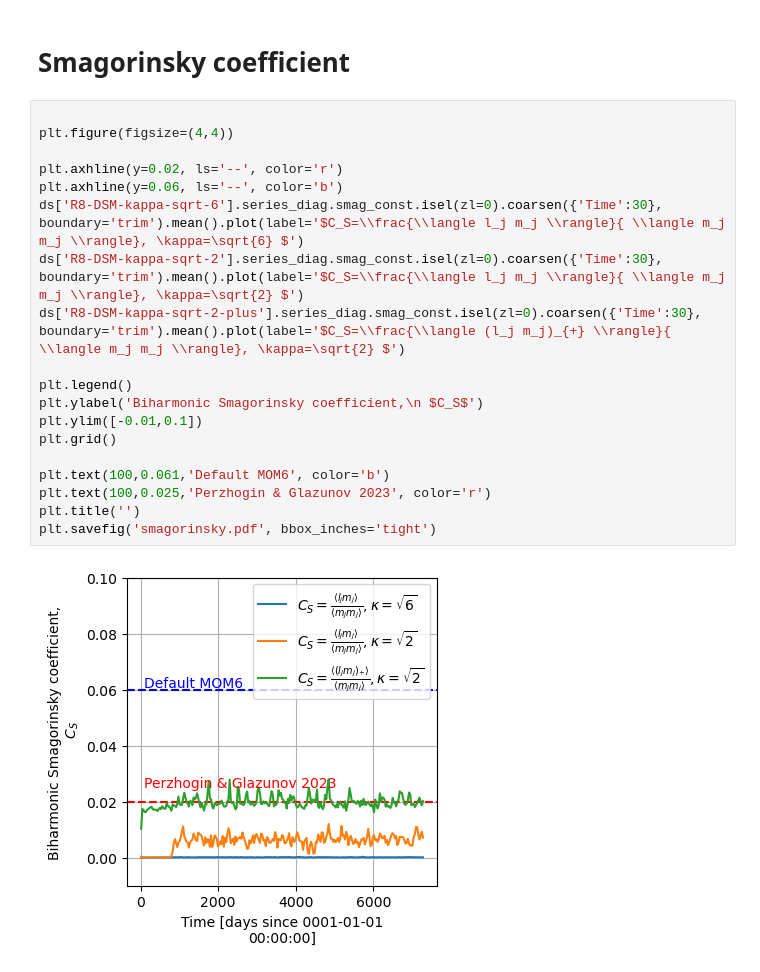
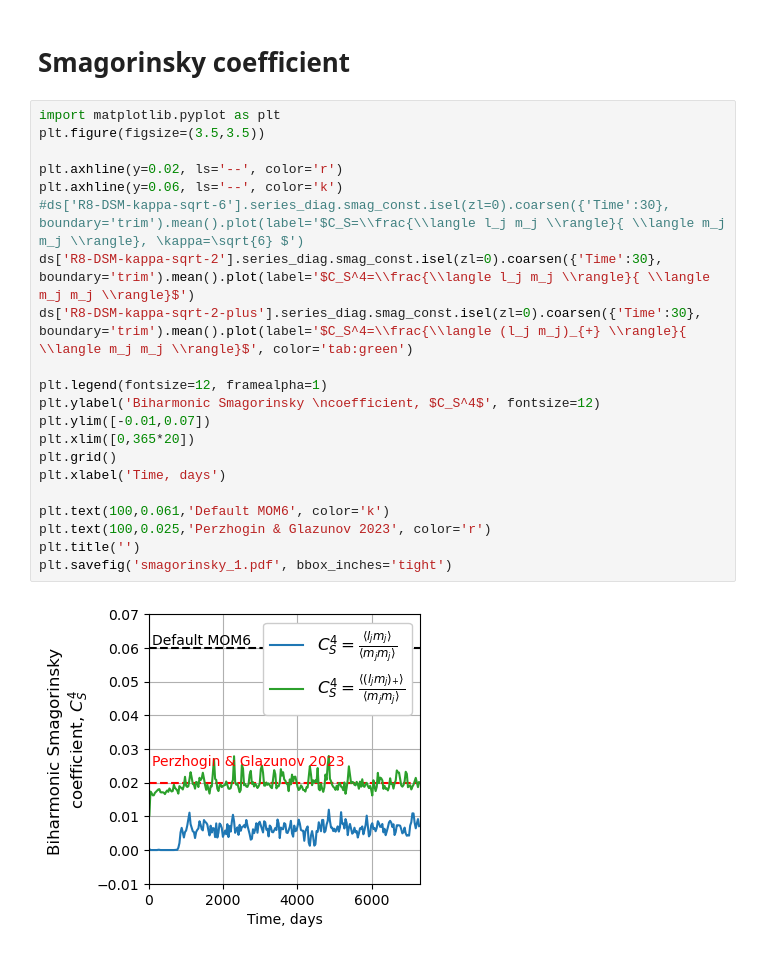
Before and after one commit to Pperezhogin/CTR-notebooks, a Jupyter notebook: DSM-online.ipynb, the cells around one changed output. Cells and saved outputs as stored; diff of their text form.

```diff
--- a/DSM-online.ipynb
+++ b/DSM-online.ipynb
@@ -151,23 +151,25 @@ plt.savefig('spectrum.png', dpi=180)
 # %% [markdown]
 # Smagorinsky coefficient
 # %%
-
-plt.figure(figsize=(4,4))
+import matplotlib.pyplot as plt
+plt.figure(figsize=(3.5,3.5))
 
 plt.axhline(y=0.02, ls='--', color='r')
-plt.axhline(y=0.06, ls='--', color='b')
-ds['R8-DSM-kappa-sqrt-6'].series_diag.smag_const.isel(zl=0).coarsen({'Time':30}, boundary='trim').mean().plot(label='$C_S=\\frac{\\langle l_j m_j \\rangle}{ \\langle m_j m_j \\rangle}, \kappa=\sqrt{6} $')
-ds['R8-DSM-kappa-sqrt-2'].series_diag.smag_const.isel(zl=0).coarsen({'Time':30}, boundary='trim').mean().plot(label='$C_S=\\frac{\\langle l_j m_j \\rangle}{ \\langle m_j m_j \\rangle}, \kappa=\sqrt{2} $')
-ds['R8-DSM-kappa-sqrt-2-plus'].series_diag.smag_const.isel(zl=0).coarsen({'Time':30}, boundary='trim').mean().plot(label='$C_S=\\frac{\\langle (l_j m_j)_{+} \\rangle}{ \\langle m_j m_j \\rangle}, \kappa=\sqrt{2} $')
+plt.axhline(y=0.06, ls='--', color='k')
+#ds['R8-DSM-kappa-sqrt-6'].series_diag.smag_const.isel(zl=0).coarsen({'Time':30}, boundary='trim').mean().plot(label='$C_S=\\frac{\\langle l_j m_j \\rangle}{ \\langle m_j m_j \\rangle}, \kappa=\sqrt{6} $')
+ds['R8-DSM-kappa-sqrt-2'].series_diag.smag_const.isel(zl=0).coarsen({'Time':30}, boundary='trim').mean().plot(label='$C_S^4=\\frac{\\langle l_j m_j \\rangle}{ \\langle m_j m_j \\rangle}$')
+ds['R8-DSM-kappa-sqrt-2-plus'].series_diag.smag_const.isel(zl=0).coarsen({'Time':30}, boundary='trim').mean().plot(label='$C_S^4=\\frac{\\langle (l_j m_j)_{+} \\rangle}{ \\langle m_j m_j \\rangle}$', color='tab:green')
 
-plt.legend()
-plt.ylabel('Biharmonic Smagorinsky coefficient,\n $C_S$')
-plt.ylim([-0.01,0.1])
+plt.legend(fontsize=12, framealpha=1)
+plt.ylabel('Biharmonic Smagorinsky \ncoefficient, $C_S^4$', fontsize=12)
+plt.ylim([-0.01,0.07])
+plt.xlim([0,365*20])
 plt.grid()
+plt.xlabel('Time, days')
 
-plt.text(100,0.061,'Default MOM6', color='b')
+plt.text(100,0.061,'Default MOM6', color='k')
 plt.text(100,0.025,'Perzhogin & Glazunov 2023', color='r')
 plt.title('')
-plt.savefig('smagorinsky.pdf', bbox_inches='tight')
+plt.savefig('smagorinsky_1.pdf', bbox_inches='tight')
 # %% [output]
-[figure, old version]
+[figure, new version]
```
Also changed, not shown: 5 other files.
